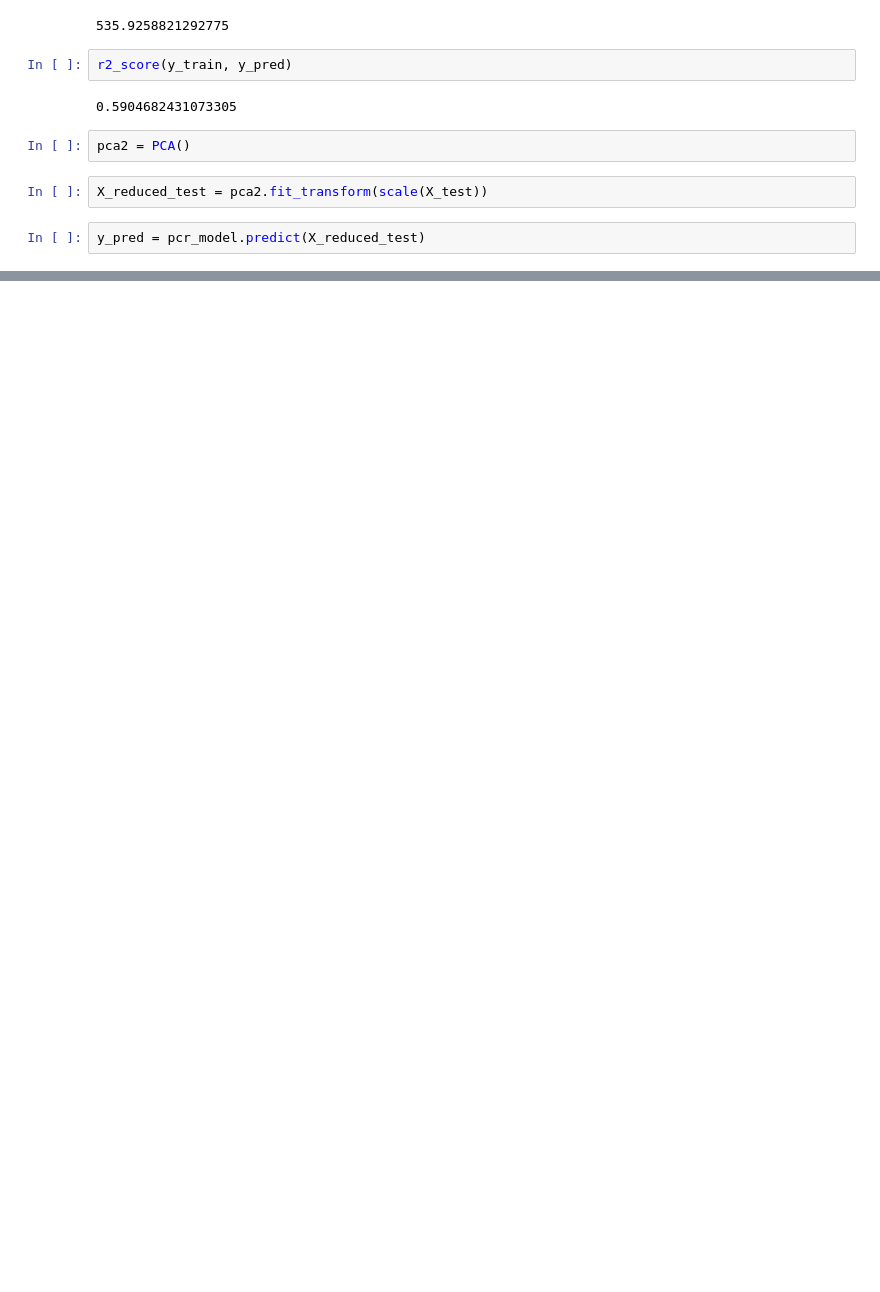
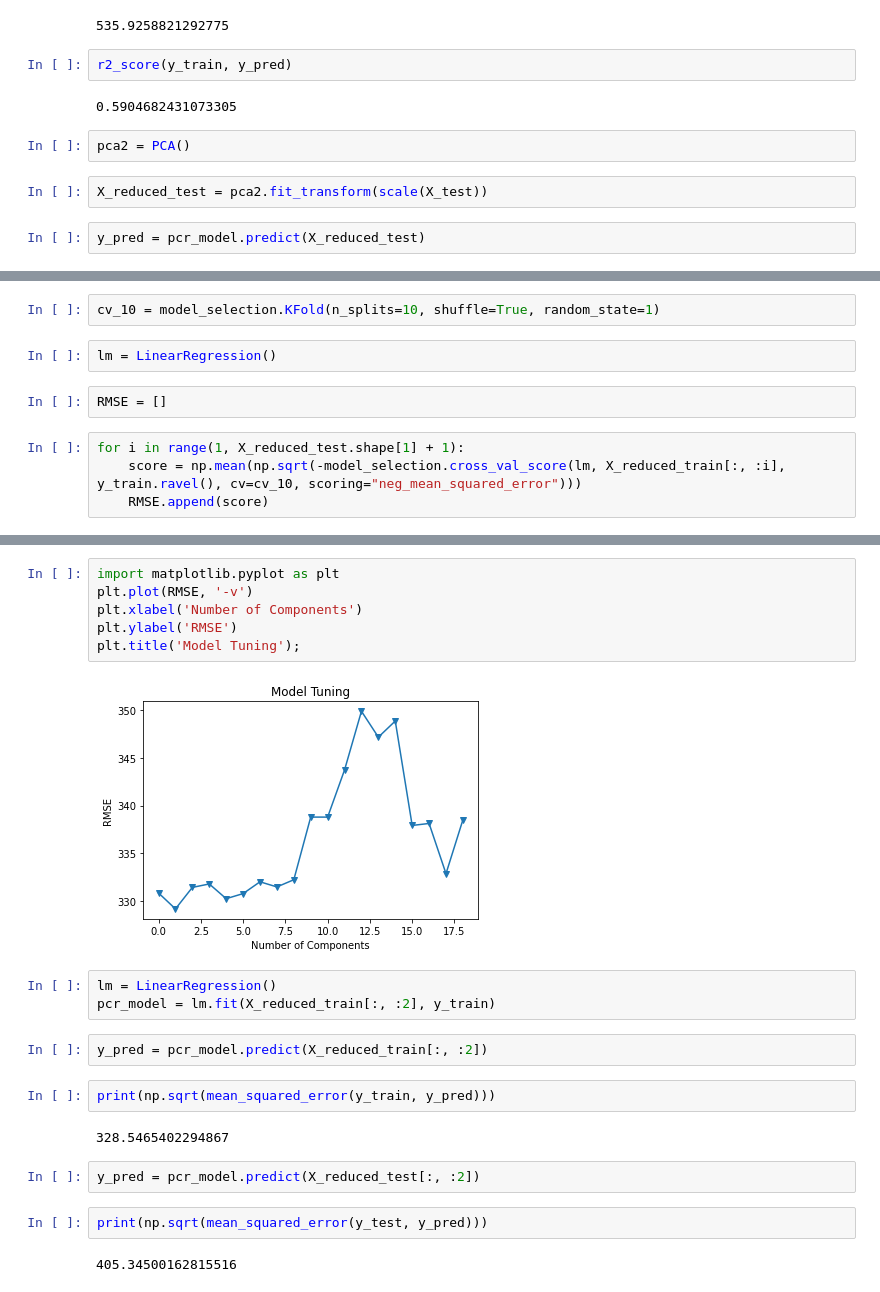
Before and after one commit to urunsiyabend/My-Data-Science-Studies, a Jupyter notebook: Machine Learning/02 - Linear Regression and Its Cousins/04 - Principal Component Regression.ipynb, the cells around one changed output, grey strips where cells are left out. Cells and saved outputs as stored; diff of their text form; blank space fills up the shorter version.

```diff
--- a/Machine Learning/02 - Linear Regression and Its Cousins/04 - Principal Component Regression.ipynb
+++ b/Machine Learning/02 - Linear Regression and Its Cousins/04 - Principal Component Regression.ipynb
@@ -172,0 +190,10 @@ y_pred = pcr_model.predict(X_reduced_test)
+# %%
+cv_10 = model_selection.KFold(n_splits=10, shuffle=True, random_state=1)
+# %%
+lm = LinearRegression()
+# %%
+RMSE = []
+# %%
+for i in range(1, X_reduced_test.shape[1] + 1):
+    score = np.mean(np.sqrt(-model_selection.cross_val_score(lm, X_reduced_train[:, :i], y_train.ravel(), cv=cv_10, scoring="neg_mean_squared_error")))
+    RMSE.append(score)
@@ -172,0 +222,23 @@ y_pred = pcr_model.predict(X_reduced_test)
+# %%
+import matplotlib.pyplot as plt
+plt.plot(RMSE, '-v')
+plt.xlabel('Number of Components')
+plt.ylabel('RMSE')
+plt.title('Model Tuning');
+# %% [output]
+[figure, added]
+# %%
+lm = LinearRegression()
+pcr_model = lm.fit(X_reduced_train[:, :2], y_train)
+# %%
+y_pred = pcr_model.predict(X_reduced_train[:, :2])
+# %%
+print(np.sqrt(mean_squared_error(y_train, y_pred)))
+# %% [output]
+328.5465402294867
+# %%
+y_pred = pcr_model.predict(X_reduced_test[:, :2])
+# %%
+print(np.sqrt(mean_squared_error(y_test, y_pred)))
+# %% [output]
+405.34500162815516
```
Also changed, not shown: parts of 8 cells of this notebook, 2 other files.
